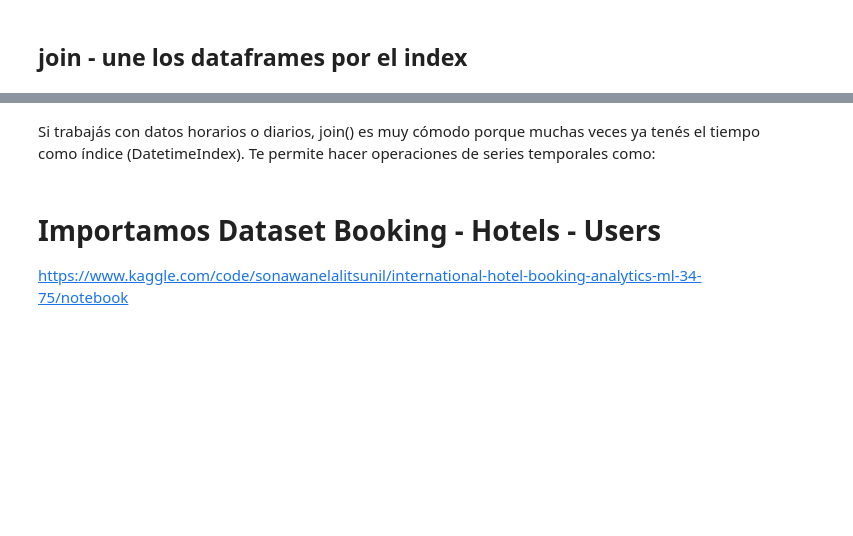
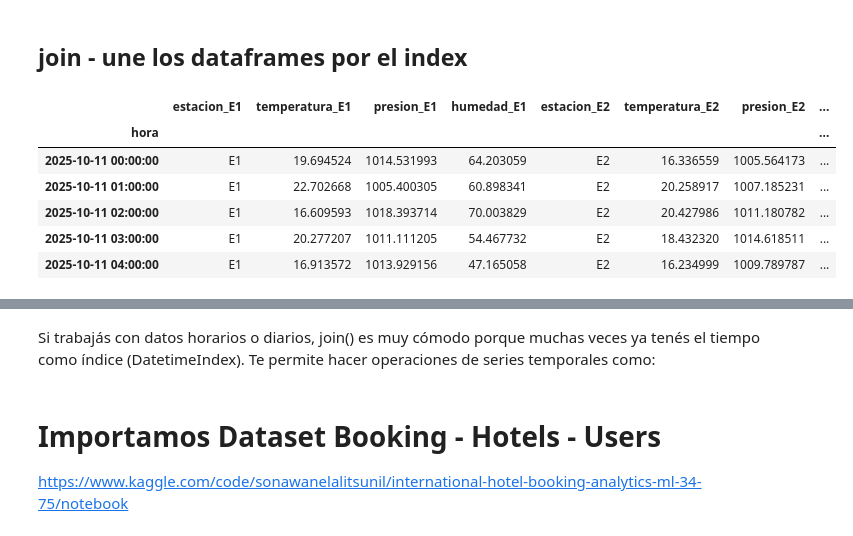
Before and after one commit to gafitabaires/TT-2C2025-Data-Analitycs-Notebooks, a Jupyter notebook: Clase_8/Clase_08_NB1_Cat_Merge_Join.ipynb, the cells around one changed output, grey strips where cells are left out. Saved outputs shown, nothing was run; the diff lists cells and outputs as text; code cells hidden in the pictures; blank space fills up the shorter version.

```diff
--- a/Clase_8/Clase_08_NB1_Cat_Merge_Join.ipynb
+++ b/Clase_8/Clase_08_NB1_Cat_Merge_Join.ipynb
@@ -100,4 +118,14 @@ Lo usamos para comparar las mediciones de las estaciones
 # %%
 # Unimos por índice (hora)
+e1_e2_join=estacion1.join(estacion2, lsuffix="_E1", rsuffix="_E2")
+e1_e2_join.head()
+# %% [output]
+|  | estacion_E1 | temperatura_E1 | presion_E1 | humedad_E1 | estacion_E2 | temperatura_E2 | presion_E2 | ... |
+| hora |  |  |  |  |  |  |  | ... |
+| 2025-10-11 00:00:00 | E1 | 19.694524 | 1014.531993 | 64.203059 | E2 | 16.336559 | 1005.564173 | ... |
+| 2025-10-11 01:00:00 | E1 | 22.702668 | 1005.400305 | 60.898341 | E2 | 20.258917 | 1007.185231 | ... |
+| 2025-10-11 02:00:00 | E1 | 16.609593 | 1018.393714 | 70.003829 | E2 | 20.427986 | 1011.180782 | ... |
+| 2025-10-11 03:00:00 | E1 | 20.277207 | 1011.111205 | 54.467732 | E2 | 18.432320 | 1014.618511 | ... |
+| 2025-10-11 04:00:00 | E1 | 16.913572 | 1013.929156 | 47.165058 | E2 | 16.234999 | 1009.789787 | ... |
 # %%
 # Unimos solo la columna 'temperatura' de la segunda estación
```
Also changed, not shown: parts of 22 cells of this notebook.
